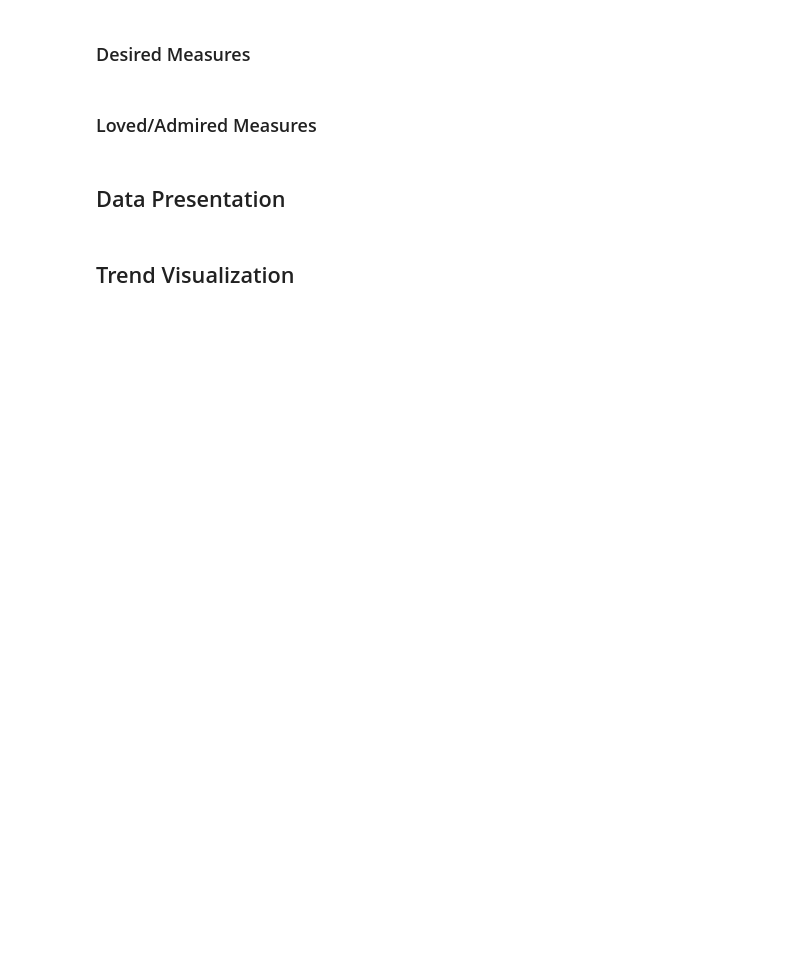
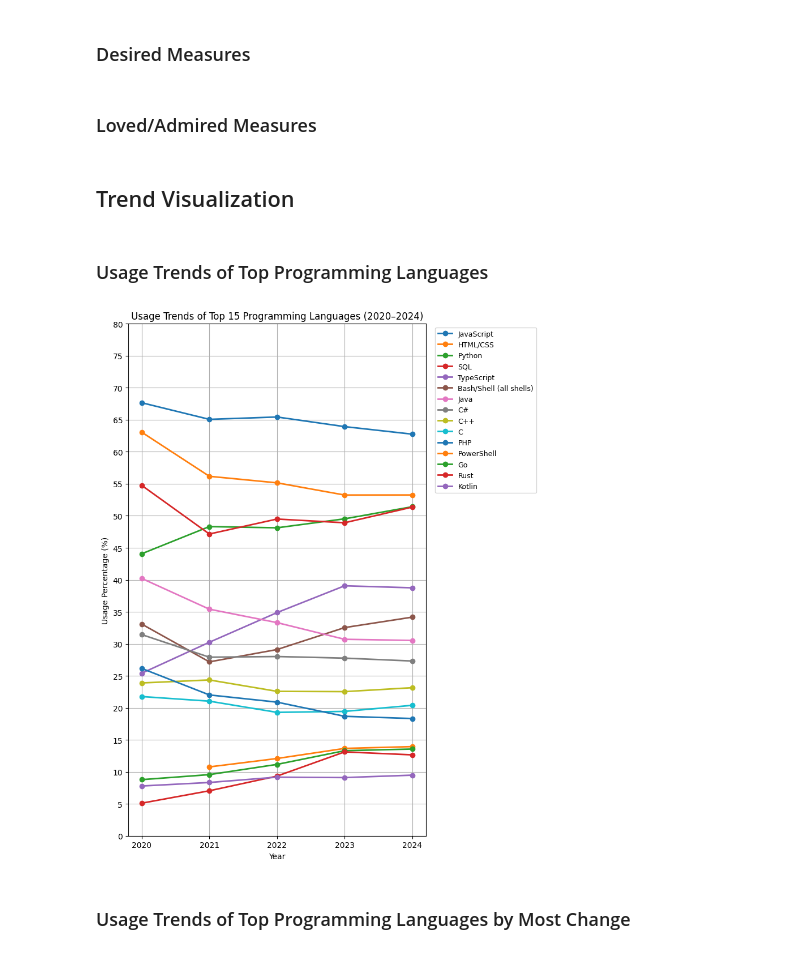
Before and after one commit to devinlin89/SO-language-trends-2020-2024, a Jupyter notebook: notebooks/analysis.ipynb, the cells around one changed output. Saved outputs shown, nothing was run; the diff lists cells and outputs as text; code cells hidden in the pictures; blank space fills up the shorter version.

Commit message:
Added graphs to analysis.ipynb

```diff
--- a/notebooks/analysis.ipynb
+++ b/notebooks/analysis.ipynb
@@ -330,7 +261,45 @@ display(
 ### Desired Measures
 # %% [markdown]
 ### Loved/Admired Measures
-# %% [markdown]
-## Data Presentation
 # %% [markdown]
 ## Trend Visualization
+# %% [markdown]
+### Usage Trends of Top Programming Languages
+# %%
+top_15_languages = (
+    usage_trends_df
+    .sort_values(by=2024, ascending=False)
+    .head(15)
+)
+# %%
+plt.figure(figsize=(8, 10))
+
+for _, row in top_15_languages.iterrows():
+    plt.plot(
+        YEARS,
+        row[YEARS],
+        marker="o",
+        linewidth=2,
+        label=row["Language"]
+    )
+
+plt.xlabel("Year")
+plt.ylabel("Usage Percentage (%)")
+plt.title("Usage Trends of Top 15 Programming Languages (2020-2024)")
+
+plt.xticks(YEARS)
+plt.yticks(range(0, 81, 5))
+
+plt.legend(
+    bbox_to_anchor=(1.02, 1),
+    loc="upper left",
+    fontsize=9
+)
+
+plt.grid(True)
+plt.tight_layout()
+plt.show()
+# %% [output]
+[figure, added]
+# %% [markdown]
+### Usage Trends of Top Programming Languages by Most Change
```
Also changed, not shown: parts of 11 cells of this notebook.
